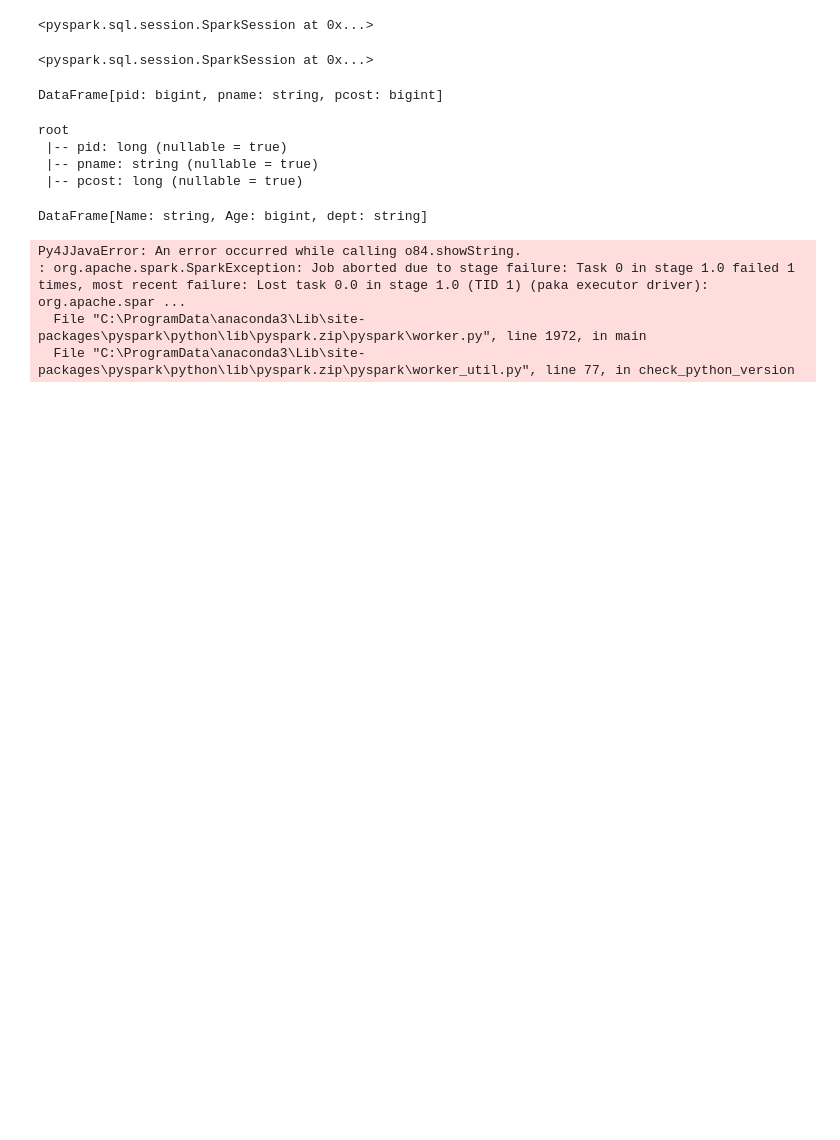
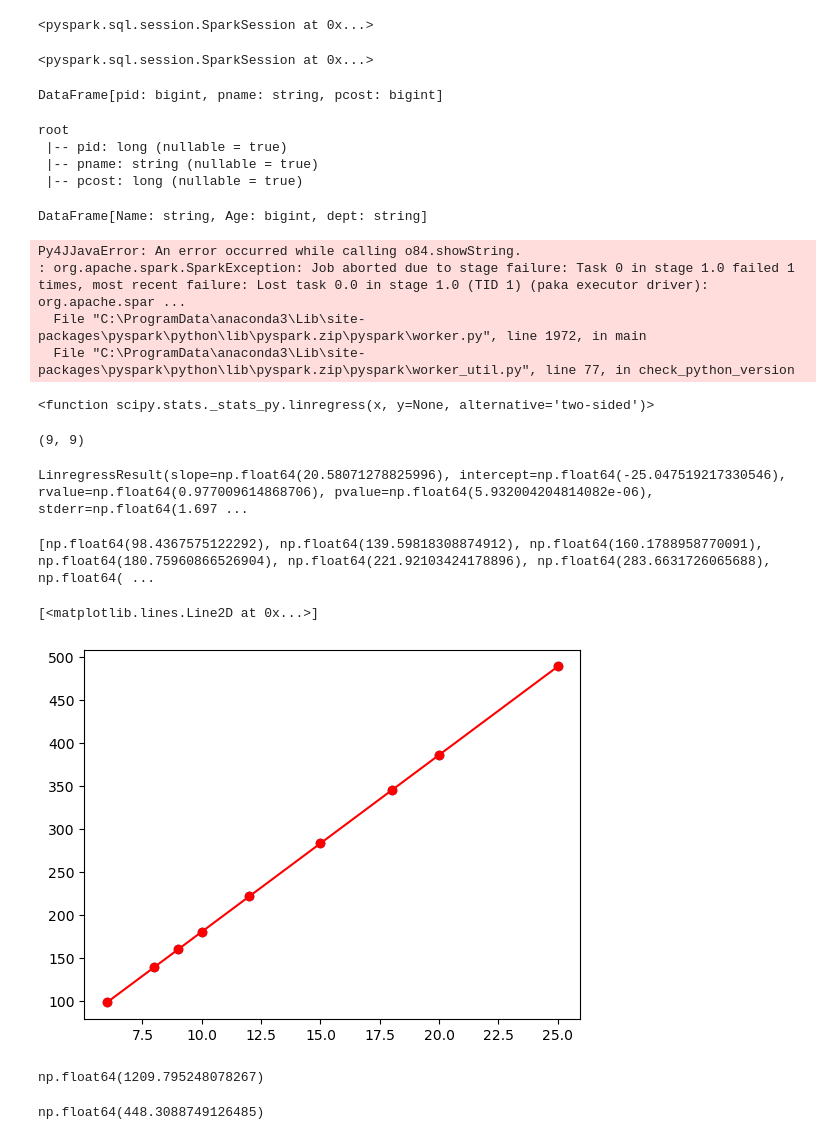
Before and after one commit to pakarthikstudent/DE_Sep, a Jupyter notebook: DAY3/SEP-DE-3.ipynb, the cells around one changed output. Drawn from its saved outputs; the diff is of its cells as text; code cells hidden in the pictures; blank space fills up the shorter version.

```diff
--- a/DAY3/SEP-DE-3.ipynb
+++ b/DAY3/SEP-DE-3.ipynb
@@ -406,0 +438,42 @@ press 'i' <== insert
+# %%
+stats.linregress
+# %% [output]
+<function scipy.stats._stats_py.linregress(x, y=None, alternative='two-sided')>
+# %%
+X = [6,8,9,10,12,15,18,20,25]
+Y = [100,150,160,190,200,250,340,450,466]
+len(X),len(Y)
+# %% [output]
+(9, 9)
+# %%
+stats.linregress(X,Y)
+# %% [output]
+LinregressResult(slope=np.float64(20.58071278825996), intercept=np.float64(-25.047519217330546), rvalue=np.float64(0.977009614868706), pvalue=np.float64(5.932004204814082e-06), stderr=np.float64(1.697 ...
+# %%
+slope,intercept,r,p,stderr = stats.linregress(X,Y)
+# %%
+Y = []
+def fx(x):
+    return slope * x + intercept # mx+c
+
+for var in X:
+    r = fx(var)
+    Y.append(r)
+print(Y)
+# %% [output]
+[np.float64(98.4367575122292), np.float64(139.59818308874912), np.float64(160.1788958770091), np.float64(180.75960866526904), np.float64(221.92103424178896), np.float64(283.6631726065688), np.float64( ...
+# %%
+import matplotlib.pyplot as plt
+plt.scatter(X,Y)
+plt.plot(X,Y,c='r',marker='o')
+# %% [output]
+[<matplotlib.lines.Line2D at 0x...>]
+[figure, added]
+# %%
+fx(60)
+# %% [output]
+np.float64(1209.795248078267)
+# %%
+fx(23)
+# %% [output]
+np.float64(448.3088749126485)
```
Also changed, not shown: parts of 14 cells of this notebook.
